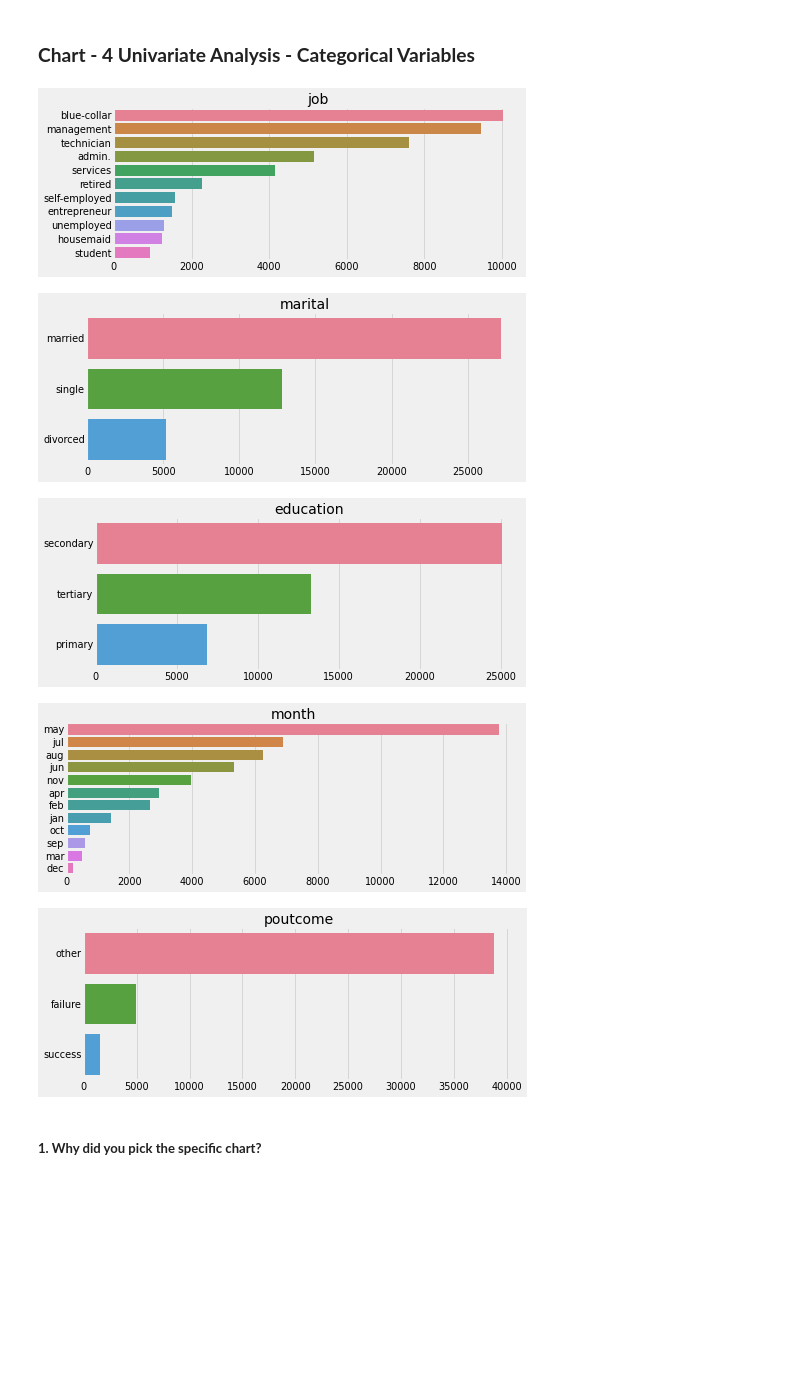
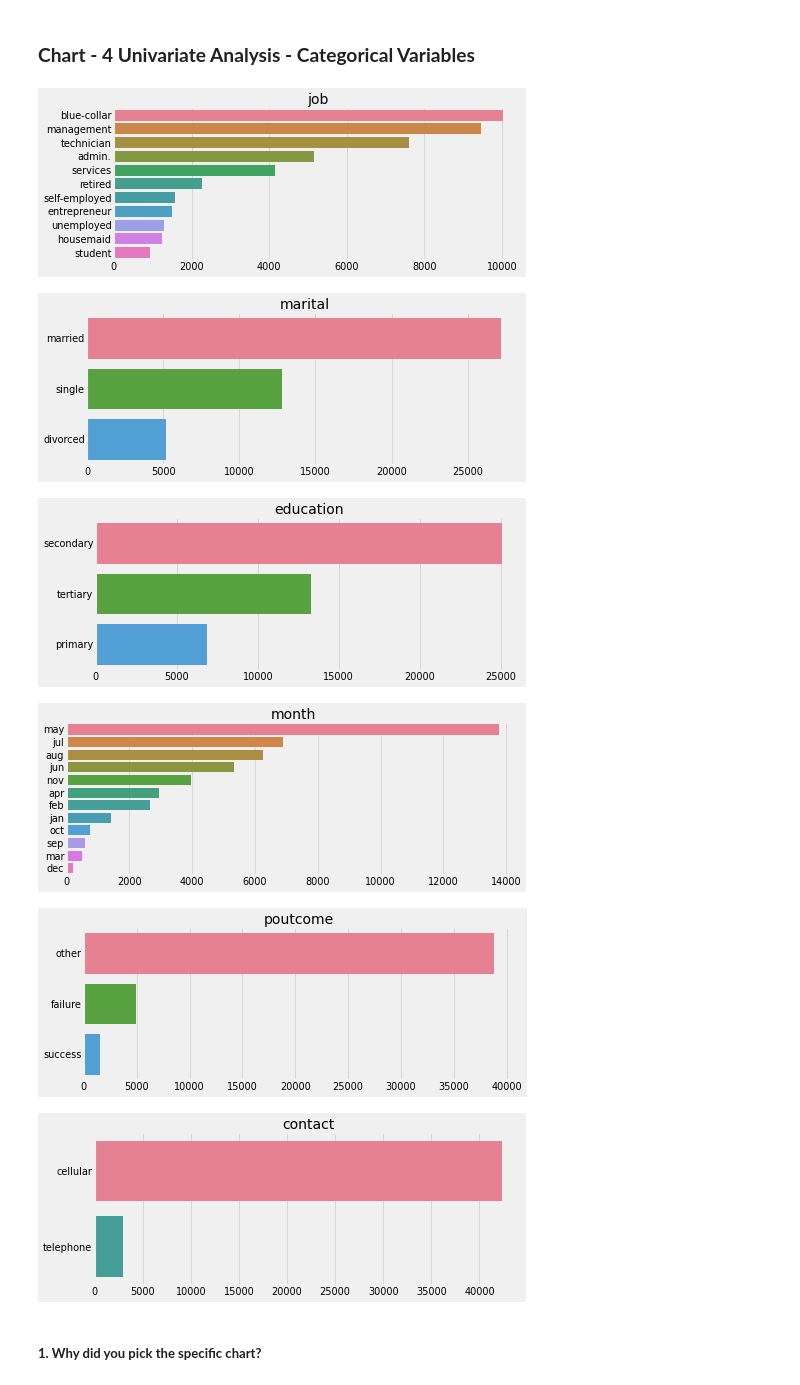
Before and after one commit to saumyadash9/Saumya-Dash-Bank-Marketing-Effectiveness-Prediction, a Jupyter notebook: Saumya_Dash_Bank_Marketing_Effectiveness_Prediction.ipynb, the cells around one changed output. Cells and saved outputs as stored; diff of their text form; code cells hidden in the pictures; blank space fills up the shorter version.

```diff
--- a/Saumya_Dash_Bank_Marketing_Effectiveness_Prediction.ipynb
+++ b/Saumya_Dash_Bank_Marketing_Effectiveness_Prediction.ipynb
@@ -592,22 +591,23 @@ Yes Class imbalance can have ill impact on the accuracy of the classification mo
 # %%
 # Chart - 4 visualization code
 #plotting barplots for all the categorical variables which are not binary type
 relevant_list1 = ['job',
  'marital',
  'education',
  'month',
- 'poutcome']
+ 'poutcome','contact']
 for col in relevant_list1:
     plt.figure(figsize=(10,4))
     sns.barplot(df[col].value_counts().values, df[col].value_counts().index, palette="husl")
     plt.title(col)
     plt.tight_layout()
 # %% [output]
 [figure]
 [figure]
 [figure]
 [figure]
 [figure]
+[figure, added]
 # %% [markdown]
 ##### **1. Why did you pick the specific chart?**
 # %% [markdown]
```
Also changed, not shown: parts of 69 cells of this notebook.
